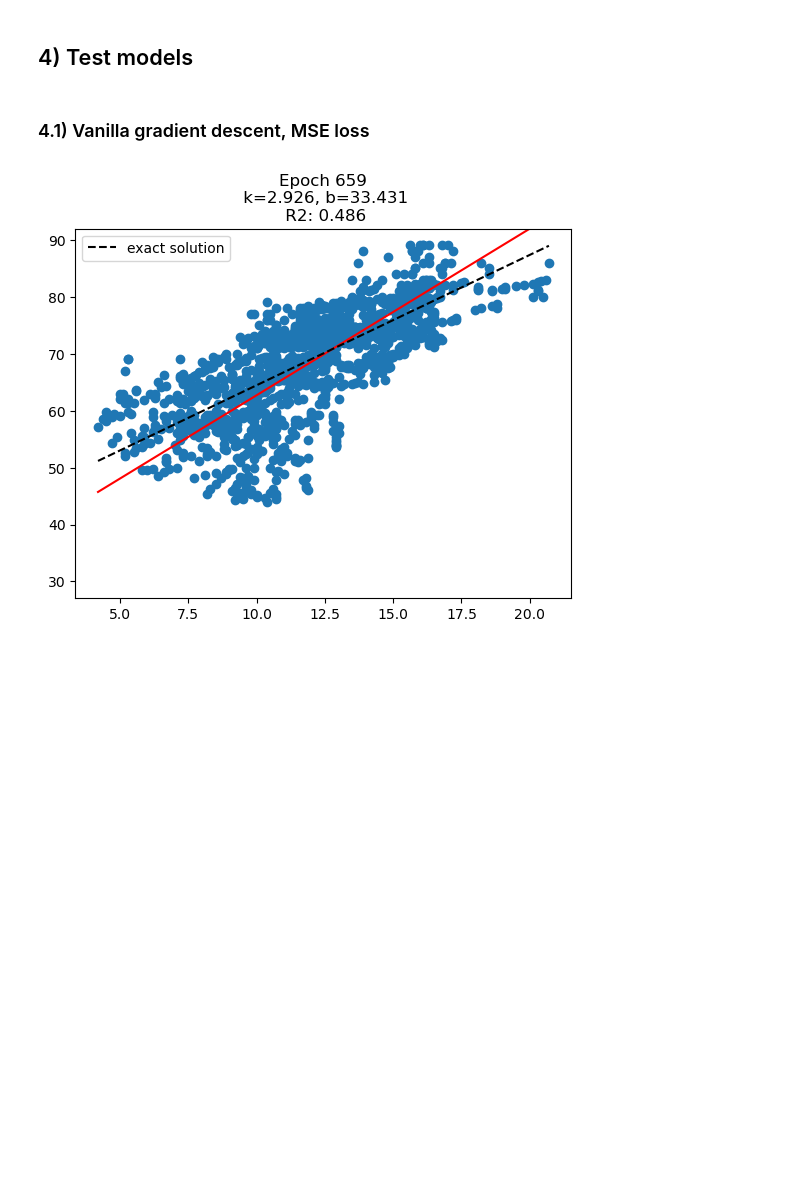
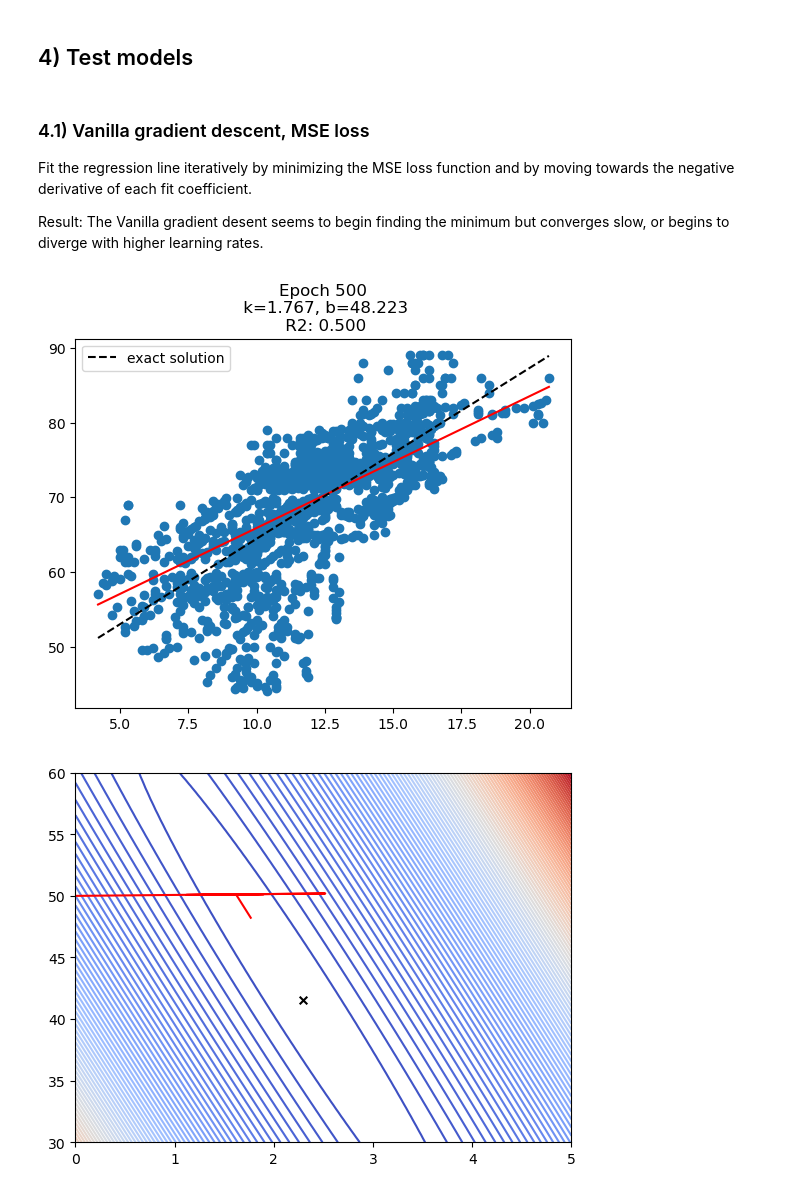
Before and after one commit to pekko-kauppila/Machine-Learning-Projects, a Jupyter notebook: Manual_linear_regression/manual_linear_regression.ipynb, the cells around one changed output. Saved outputs shown, nothing was run; the diff lists cells and outputs as text; code cells hidden in the pictures; blank space fills up the shorter version.

```diff
--- a/Manual_linear_regression/manual_linear_regression.ipynb
+++ b/Manual_linear_regression/manual_linear_regression.ipynb
@@ -122,6 +129,11 @@ def r_squared(y_true, y_pred):
 ## 4) Test models
 # %% [markdown]
 ### 4.1) Vanilla gradient descent, MSE loss
+
+Fit the regression line iteratively by minimizing the MSE loss function and by moving towards the negative derivative of each fit coefficient.
+
+Result:
+The Vanilla gradient desent seems to begin finding the minimum but converges slow, or begins to diverge with higher learning rates.
 # %%
 %matplotlib inline
 import time
@@ -129,9 +141,9 @@ from IPython import display
 
 # Initialize model params
 k = 0
-b = 30
+b = 50
 l = 0.005
-epochs = 1000
+epochs = 500
 
 
 # Set up figure
@@ -172,36 +184,35 @@ for i in range(epochs):
     y_pred = k * x + b
 
     r2 = r_squared(y, y_pred)
 
     # Update line plot
     line.set_ydata([y_pred.min(), y_pred.max()])
     ax.set_title(f'Epoch {i+1}\n k={k:.3f}, b={b:.3f}\n R2: {r2:.3f}')
 
     display.display(plt.gcf())
     display.clear_output(wait=True)
 
-plt.close(fig)
-
 
 # Contour plot of loss minimization
 k_vals = np.linspace(0, 5, 100)
 b_vals = np.linspace(30, 60, 100)
 K, B = np.meshgrid(k_vals, b_vals)
 
 # Loss for each point
 loss_grid = np.zeros_like(K)
 for i in range(K.shape[0]):
     for j in range(K.shape[1]):
         y_pred_grid = K[i, j] * x + B[i, j]
         loss_grid[i, j] = np.mean((y - y_pred_grid) ** 2)
 
 plt.figure()
 c_plot = plt.contour(K, B, loss_grid, levels=100, cmap='coolwarm')
 plt.scatter(coeffs[0], coeffs[1], c='k', marker='x', s=30, label='exact solution')
 plt.plot(path_k, path_b, c='r')
 plt.show()
 # %% [output]
-[figure, old version]
+[figure, new version]
+[figure, added]
 # %% [markdown]
 ### 4.2) Momentum gradient descent, MSE loss
 
```
Also changed, not shown: parts of 12 cells of this notebook.
